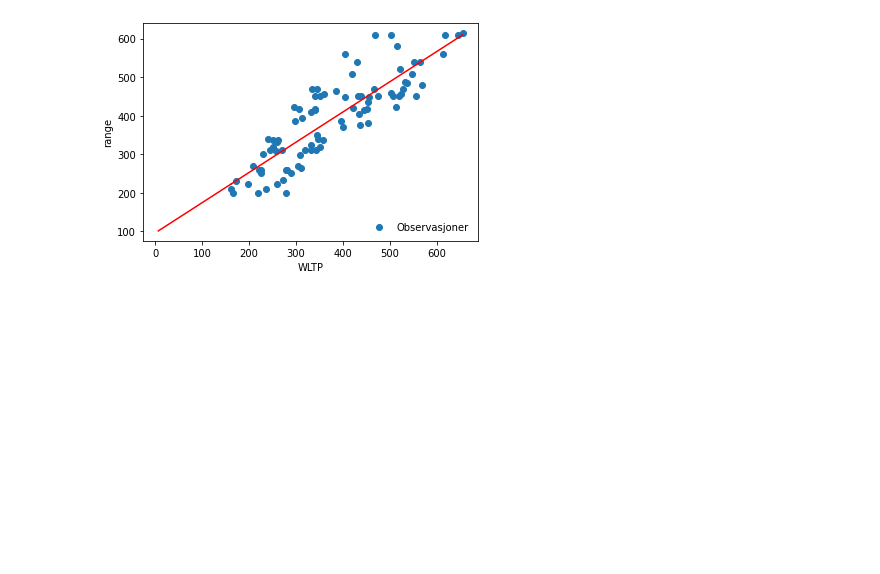
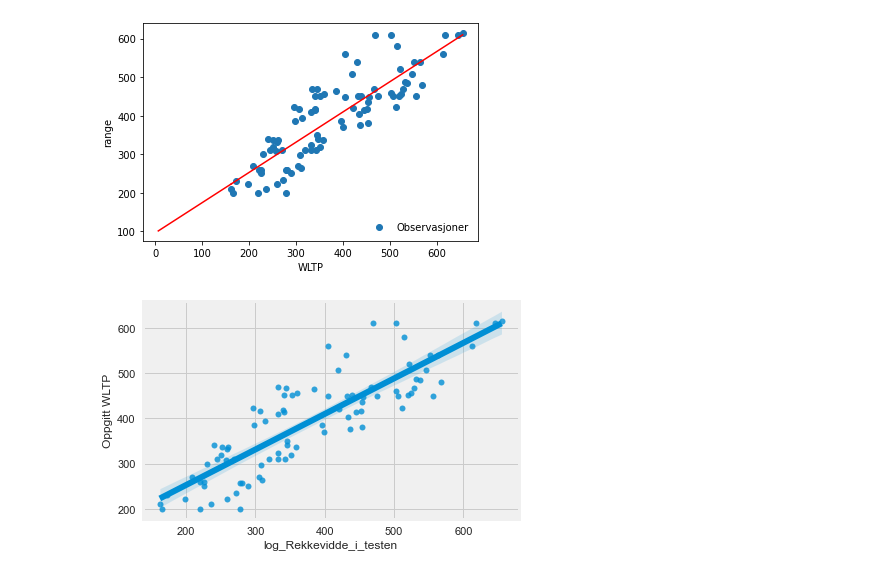
Before and after one commit to eso086/sok-1005-v22, a Jupyter notebook: Mappe 5/WLTPnew.ipynb, the cells around one changed output. Saved outputs shown, nothing was run; the diff lists cells and outputs as text; code cells hidden in the pictures; blank space fills up the shorter version.

```diff
--- a/Mappe 5/WLTPnew.ipynb
+++ b/Mappe 5/WLTPnew.ipynb
@@ -242,4 +242,11 @@ ax.plot(x, regression_line,color='red')
 fig
 # %% [output]
 [figure]
+# %%
+#autoviz
+import seaborn as sns
+sns.regplot(x=g_df['log_Rekkevidde_i_testen'], y=g_df['Oppgitt WLTP'], data=g_df)
+plt.show()
+# %% [output]
+[figure, added]
 # %%
```
Also changed, not shown: parts of 1 cell of this notebook.
